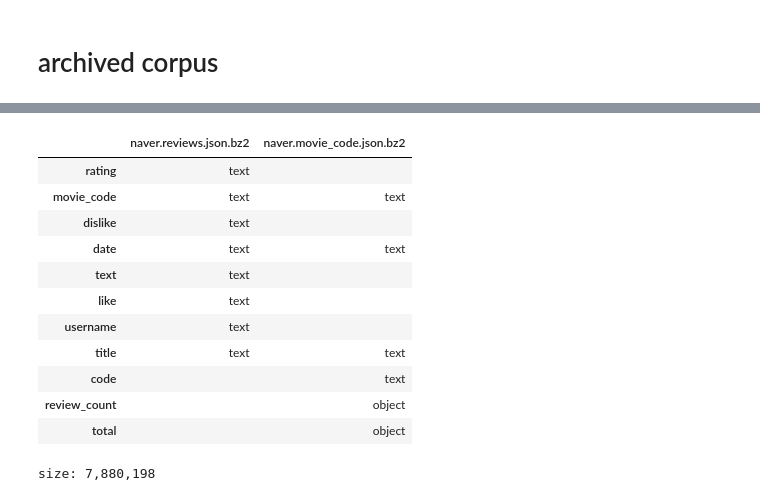
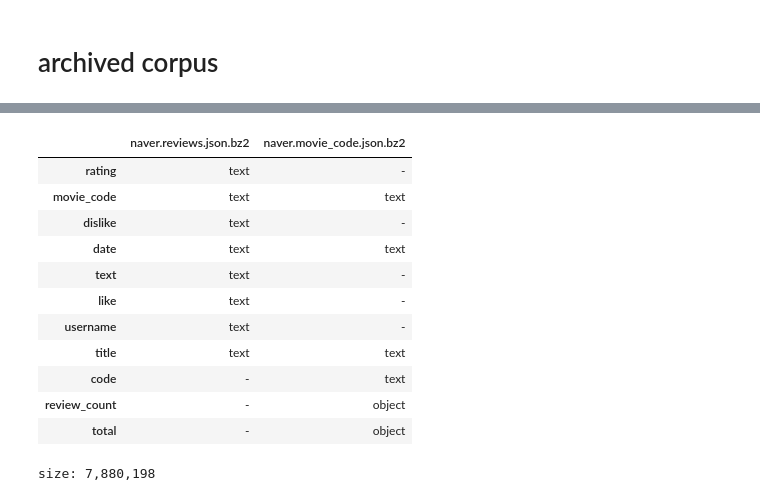
Before and after one commit to ejpark78/nlp-utils, a Jupyter notebook: corpus/sample/datasets.ipynb, the cells around one changed output, grey strips where cells are left out. Saved outputs shown, nothing was run; the diff lists cells and outputs as text; code cells hidden in the pictures.

```diff
--- a/corpus/sample/datasets.ipynb
+++ b/corpus/sample/datasets.ipynb
@@ -46,20 +46,20 @@ pd.DataFrame(meta).T
 | facebook | facebook | 페이스북 그룹 | [{'name': 'facebook.posts.json.bz... | [facebook, reply, sns] | {'local': 'facebook', 'remote': '... |
 # %%
 # columns
-pd.DataFrame({x['name']: x['columns'] for x in meta['naver_movie_reviews']['files']}).fillna('')
+pd.DataFrame({x['name']: x['columns'] for x in meta['naver_movie_reviews']['files']}).fillna('-')
 # %% [output]
 |  | naver.reviews.json.bz2 | naver.movie_code.json.bz2 |
-| rating | text |  |
+| rating | text | - |
 | movie_code | text | text |
-| dislike | text |  |
+| dislike | text | - |
 | date | text | text |
-| text | text |  |
-| like | text |  |
-| username | text |  |
+| text | text | - |
+| like | text | - |
+| username | text | - |
 | title | text | text |
-| code |  | text |
-| review_count |  | object |
-| total |  | object |
+| code | - | text |
+| review_count | - | object |
+| total | - | object |
 # %%
 data = ds.load(
     meta=meta,
```
